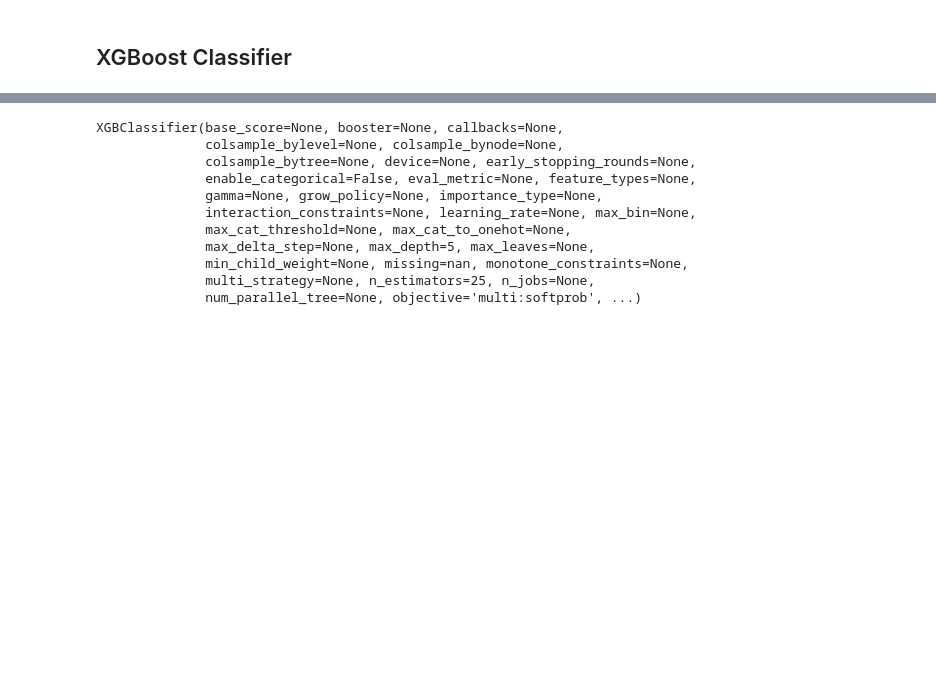
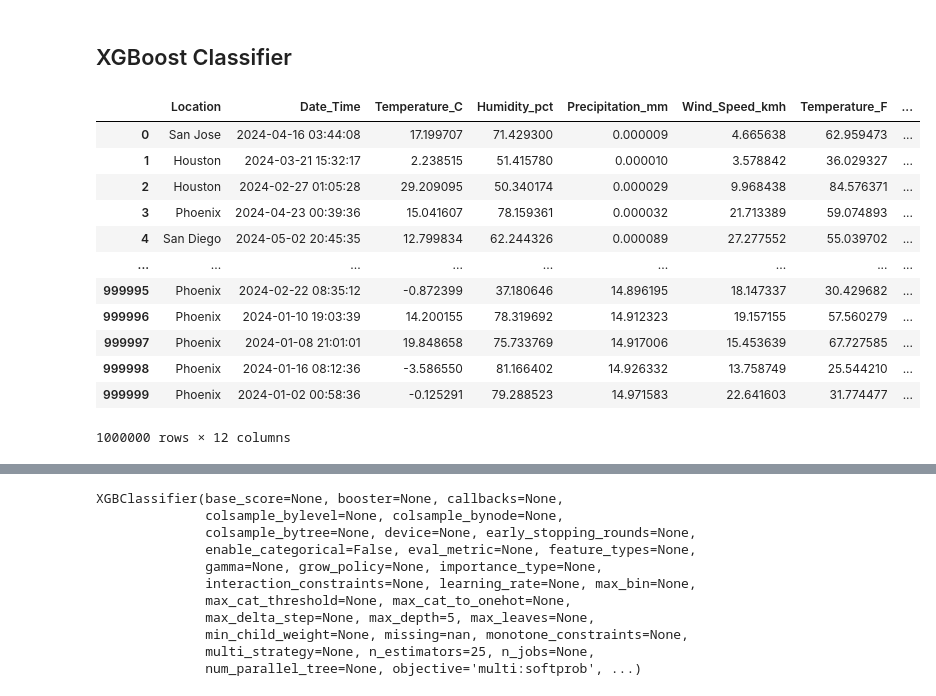
Before and after one commit to JamesShaklee/WeatherPrediction, a Jupyter notebook: WeatherNotebook.ipynb, the cells around one changed output, grey strips where cells are left out. Cells and saved outputs as stored; diff of their text form; code cells hidden in the pictures; blank space fills up the shorter version.

```diff
--- a/WeatherNotebook.ipynb
+++ b/WeatherNotebook.ipynb
@@ -244,10 +309,24 @@ plt.show()
 ## XGBoost Classifier
 # %%
 # Write XGB Classifier Code Here
-# edf = pd.read_excel('weather_data_excelx.xlsx')
-edf = pd.read_excel('weather_data_excelx.xlsx')
+# edf = pd.read_excel('weather_data_excel.xlsx')
+edf = pd.read_excel('weather_data_excel.xlsx')
 edf = edf.iloc[:1000000]
 edf
+# %% [output]
+|  | Location | Date_Time | Temperature_C | Humidity_pct | Precipitation_mm | Wind_Speed_kmh | Temperature_F | ... |
+| 0 | San Jose | 2024-04-16 03:44:08 | 17.199707 | 71.429300 | 0.000009 | 4.665638 | 62.959473 | ... |
+| 1 | Houston | 2024-03-21 15:32:17 | 2.238515 | 51.415780 | 0.000010 | 3.578842 | 36.029327 | ... |
+| 2 | Houston | 2024-02-27 01:05:28 | 29.209095 | 50.340174 | 0.000029 | 9.968438 | 84.576371 | ... |
+| 3 | Phoenix | 2024-04-23 00:39:36 | 15.041607 | 78.159361 | 0.000032 | 21.713389 | 59.074893 | ... |
+| 4 | San Diego | 2024-05-02 20:45:35 | 12.799834 | 62.244326 | 0.000089 | 27.277552 | 55.039702 | ... |
+| ... | ... | ... | ... | ... | ... | ... | ... | ... |
+| 999995 | Phoenix | 2024-02-22 08:35:12 | -0.872399 | 37.180646 | 14.896195 | 18.147337 | 30.429682 | ... |
+| 999996 | Phoenix | 2024-01-10 19:03:39 | 14.200155 | 78.319692 | 14.912323 | 19.157155 | 57.560279 | ... |
+| 999997 | Phoenix | 2024-01-08 21:01:01 | 19.848658 | 75.733769 | 14.917006 | 15.453639 | 67.727585 | ... |
+| 999998 | Phoenix | 2024-01-16 08:12:36 | -3.586550 | 81.166402 | 14.926332 | 13.758749 | 25.544210 | ... |
+| 999999 | Phoenix | 2024-01-02 00:58:36 | -0.125291 | 79.288523 | 14.971583 | 22.641603 | 31.774477 | ... |
+1000000 rows × 12 columns
 # %%
 edf['Hour'] = edf['Military_Time'].apply(lambda x: int(x.split(":")[0]))
 edf['Minute'] = edf['Military_Time'].apply(lambda x: int(x.split(":")[1]))
```
Also changed, not shown: parts of 42 cells of this notebook, 2 other files.
